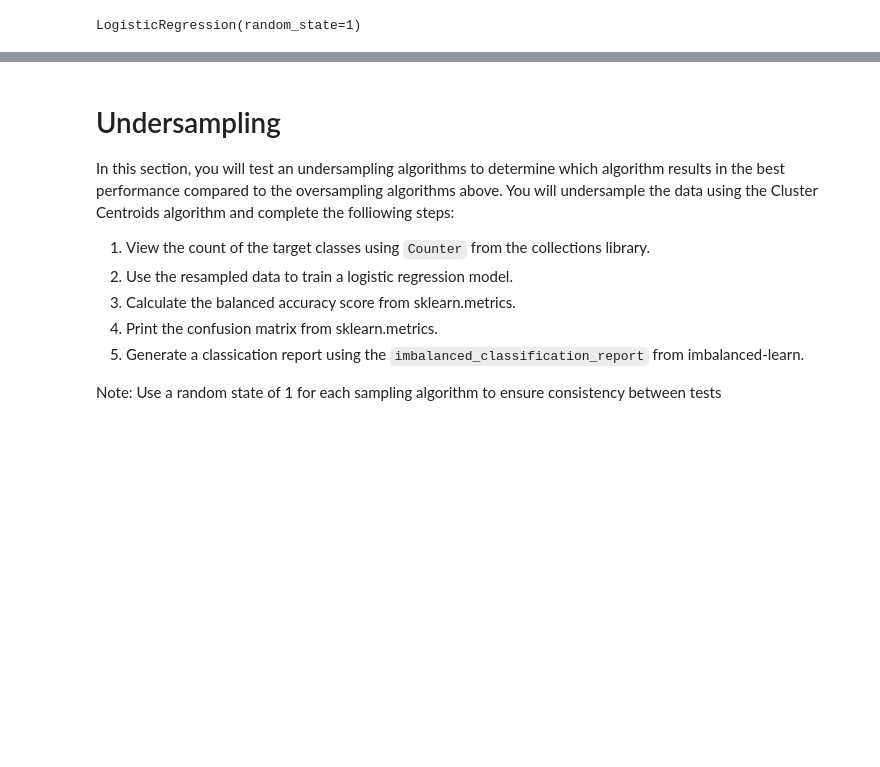
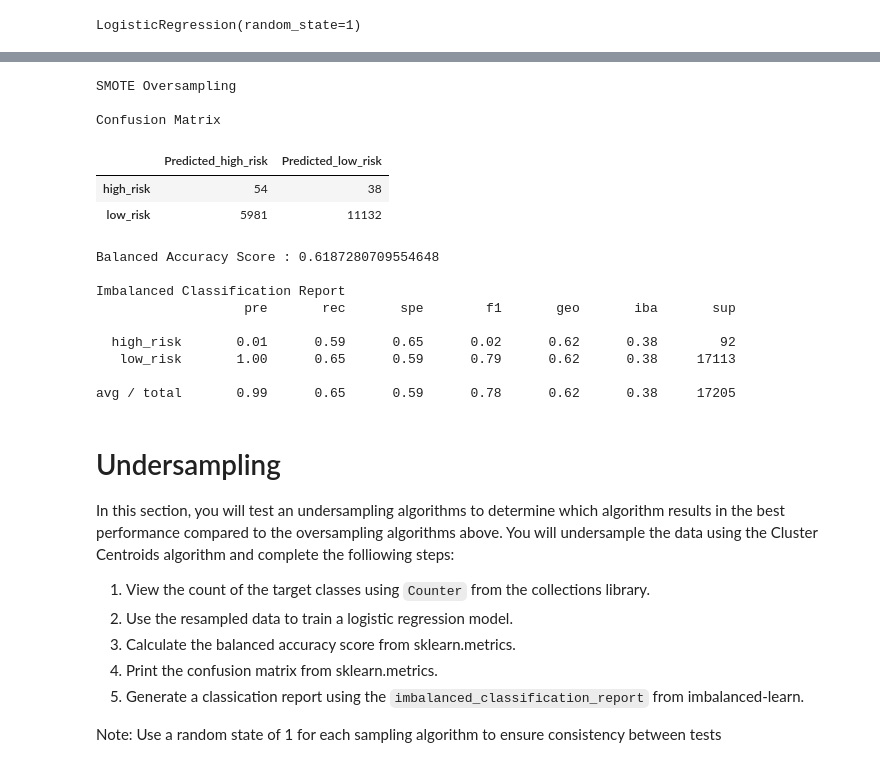
Before and after one commit to rciminera/Credit_Risk_Analysis, a Jupyter notebook: Notebook/credit_risk_resampling.ipynb, the cells around one changed output, grey strips where cells are left out. Drawn from its saved outputs; the diff is of its cells as text; code cells hidden in the pictures; blank space fills up the shorter version.

```diff
--- a/Notebook/credit_risk_resampling.ipynb
+++ b/Notebook/credit_risk_resampling.ipynb
@@ -266,3 +268,30 @@ avg / total       0.99      0.67      0.63      0.80      0.65      0.42     172
+# %%
+# Displaying results
+print("SMOTE Oversampling")
+print("")
+print("Confusion Matrix")
+display(cm_df)
+print(f"Balanced Accuracy Score : {bac}")
+print(f"")
+print("Imbalanced Classification Report")
+# print(classification_report(y_test, predictions))
+print(classification_report_imbalanced(y_test, y_pred))
+# %% [output]
+SMOTE Oversampling
+
+Confusion Matrix
+|  | Predicted_high_risk | Predicted_low_risk |
+| high_risk | 54 | 38 |
+| low_risk | 5981 | 11132 |
+Balanced Accuracy Score : 0.6187280709554648
+
+Imbalanced Classification Report
+                   pre       rec       spe        f1       geo       iba       sup
+
+  high_risk       0.01      0.59      0.65      0.02      0.62      0.38        92
+   low_risk       1.00      0.65      0.59      0.79      0.62      0.38     17113
+
+avg / total       0.99      0.65      0.59      0.78      0.62      0.38     17205
 # %% [markdown]
 # Undersampling
 
```
Also changed, not shown: parts of 27 cells of this notebook, 1 other file.
